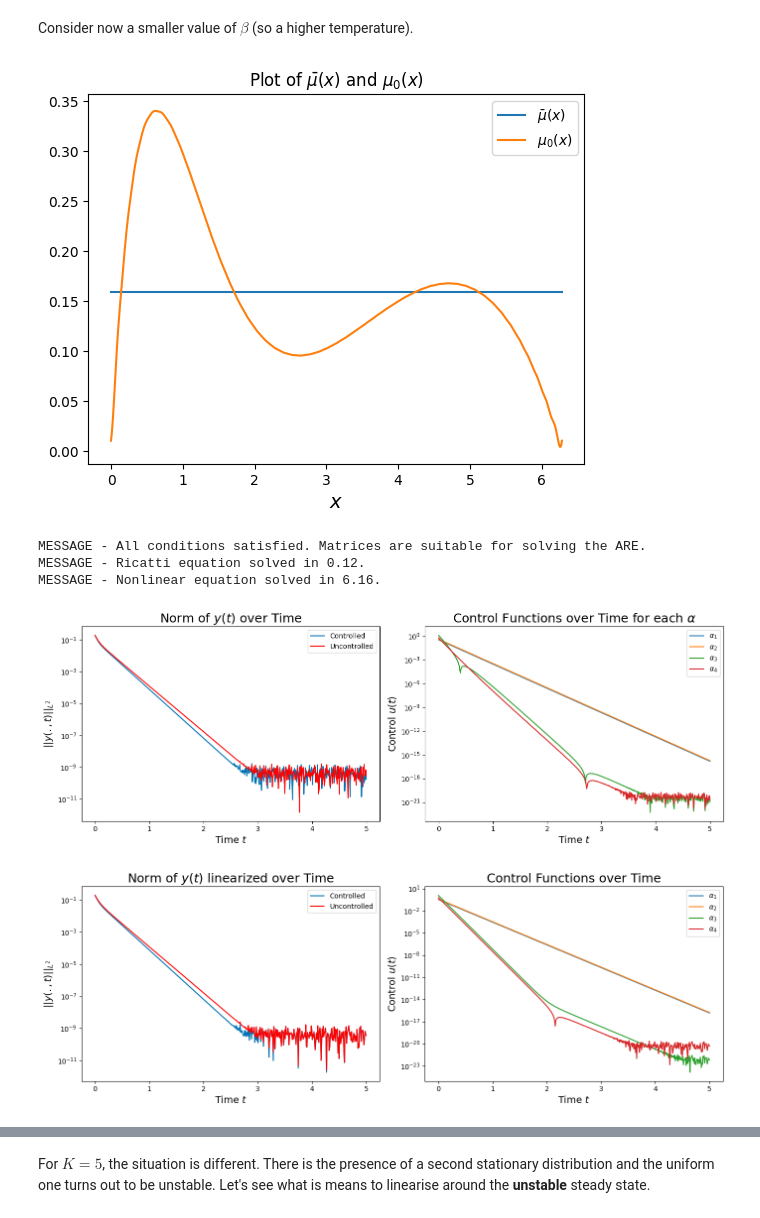
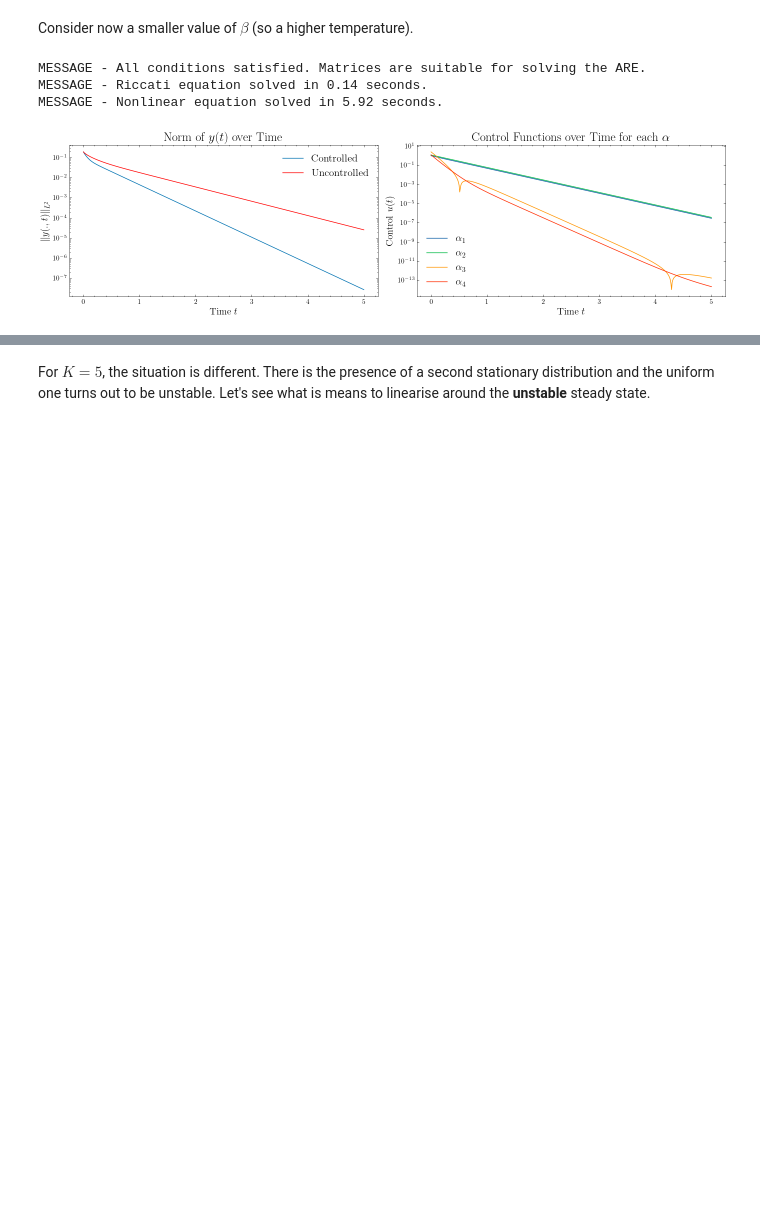
Before and after one commit to lucasmoschen/mckean-vlasov, a Jupyter notebook: codes/plotting.ipynb, the cells around one changed output, grey strips where cells are left out. Drawn from its saved outputs; the diff is of its cells as text; code cells hidden in the pictures; blank space fills up the shorter version.

```diff
--- a/codes/plotting.ipynb
+++ b/codes/plotting.ipynb
@@ -6,6 +3,7 @@
 # %%
 from main import McKeanVlasovSolver
 from main import McKeanVlasovPlotter
+from fourier_utils import FourierUtils
 import numpy as np
 import matplotlib.pyplot as plt
 from matplotlib.ticker import ScalarFormatter
@@ -14,4 +12,8 @@ from scipy.special import beta
 from scipy.special import iv as bessel
 from scipy.optimize import brentq
 from scipy.linalg import eig
+from scipy.linalg import cholesky, solve
 from tqdm import tqdm
+
+import scienceplots
+plt.style.use('science')
@@ -42,7 +47,7 @@ Consider $G(x) = \beta \frac{(x-\pi)^2}{2}$ and $W(x) = \lambda |x-\pi|^3$ over
 The McKean-Vlasov equation with these functions is the homogeneous version of the transport equation in a thermal bath with temperature $\beta^{-1}$ that can be derived from inelastic collisions.
 # %%
 G = lambda x: 5 * (x - np.pi)**2
-W = lambda x: np.abs(x-np.pi)**3
+W = lambda x: np.abs(x - np.pi)
 
 alpha1 = lambda x: np.sin(x) / np.sqrt(4 * np.pi)
 alpha2 = lambda x: np.cos(x) / np.sqrt(4 * np.pi)
@@ -56,14 +61,13 @@ nabla_alpha4 = lambda x: -2 * np.sin(2*x) / np.sqrt(4 * np.pi)
 # %% [markdown]
 Solving the equation.
 # %%
-solver = McKeanVlasovSolver(L=50, d=2*np.pi, G=G, alpha=[alpha1, alpha2, alpha3, alpha4],
-                            W=W, mu_0=mu_0_mixed, min_fourier_samples=2000, delta=-0.0001,
+solver = McKeanVlasovSolver(L=20, d=2*np.pi, G=G, alpha=[alpha1, alpha2, alpha3, alpha4],
+                            W=W, mu_0=lambda x: np.ones_like(x)*1/10, min_fourier_samples=2000, delta=-0.0001,
                             grad_alpha=[nabla_alpha1, nabla_alpha2, nabla_alpha3, nabla_alpha4],
                             state_weight=1000)
-plotter = McKeanVlasovPlotter(solver)
 
-plotter.plot_mu_bar_x()
-plotter.plot_control_and_norm(t_max=5.0)
-plotter.plot_control_and_norm_linear(t_max=5.0)
-plotter.plot_y_diff_L2_norm(t_max=5.0)
+solution = solver.solve_control_problem(t_span=(0, 5), t_eval=np.linspace(0, 5, 500))
+solution2 = solver.nonlinear_uncontrolled_solver_y(t_span=(0, 5), t_eval=np.linspace(0, 5, 500))
+t_points = solution.t
+control = np.array([-np.real(solver.B.conj().T @ solver.Pi @ solution.y[:, i]) for i in range(len(t_points))]).T
 # %% [output]
@@ -77,22 +118,16 @@ MESSAGE - Nonlinear equation solved in 5.86.
 # %% [markdown]
 Consider now a smaller value of $\beta$ (so a higher temperature).
 # %%
-G = lambda x: 1e-8 * (x - np.pi)**2
+G = lambda x: 1e-6 * (x - np.pi)**2
 # %%
 solver = McKeanVlasovSolver(L=50, d=2*np.pi, G=G, alpha=[alpha1, alpha2, alpha3, alpha4],
                             W=W, mu_0=mu_0_mixed, min_fourier_samples=2000, delta=-0.0001,
                             grad_alpha=[nabla_alpha1, nabla_alpha2, nabla_alpha3, nabla_alpha4],
                             state_weight=1000)
 plotter = McKeanVlasovPlotter(solver)
-
-plotter.plot_mu_bar_x()
-plotter.plot_control_and_norm(t_max=5.0)
-plotter.plot_control_and_norm_linear(t_max=5.0)
-plotter.plot_y_diff_L2_norm(t_max=5.0)
+plotter.plot_control_and_norm(t_max=5.0, name='../images/polynomial_example_control_vs_uncontrol_small_beta.pdf')
 # %% [output]
+MESSAGE - All conditions satisfied. Matrices are suitable for solving the ARE.
+MESSAGE - Riccati equation solved in 0.14 seconds.
+MESSAGE - Nonlinear equation solved in 5.92 seconds.
-[figure, old version]
+[figure, new version]
-MESSAGE - All conditions satisfied. Matrices are suitable for solving the ARE.
-MESSAGE - Ricatti equation solved in 0.12.
-MESSAGE - Nonlinear equation solved in 6.16.
-[figure, removed]
-[figure, removed]
```
Also changed, not shown: parts of 72 cells of this notebook, 6 other files.
